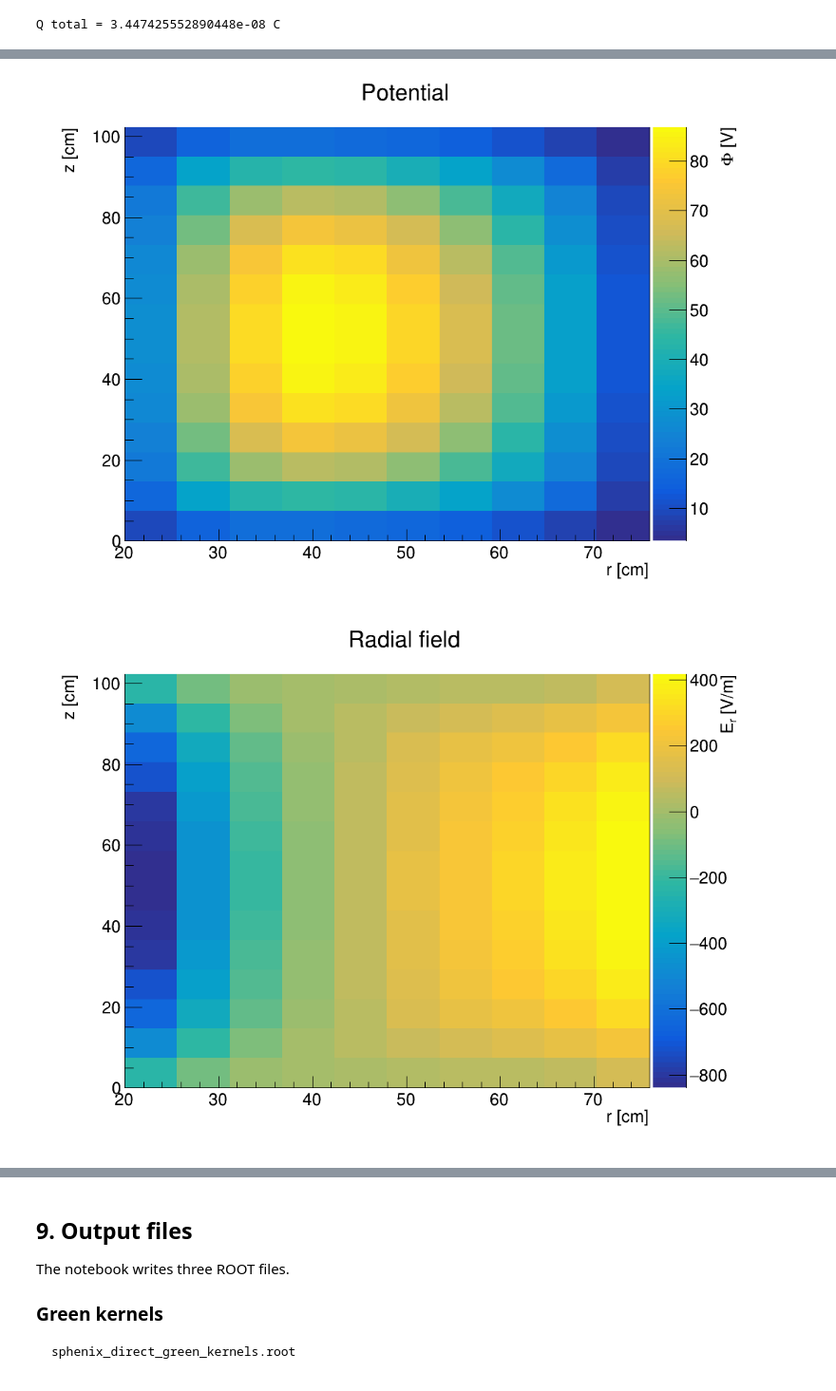
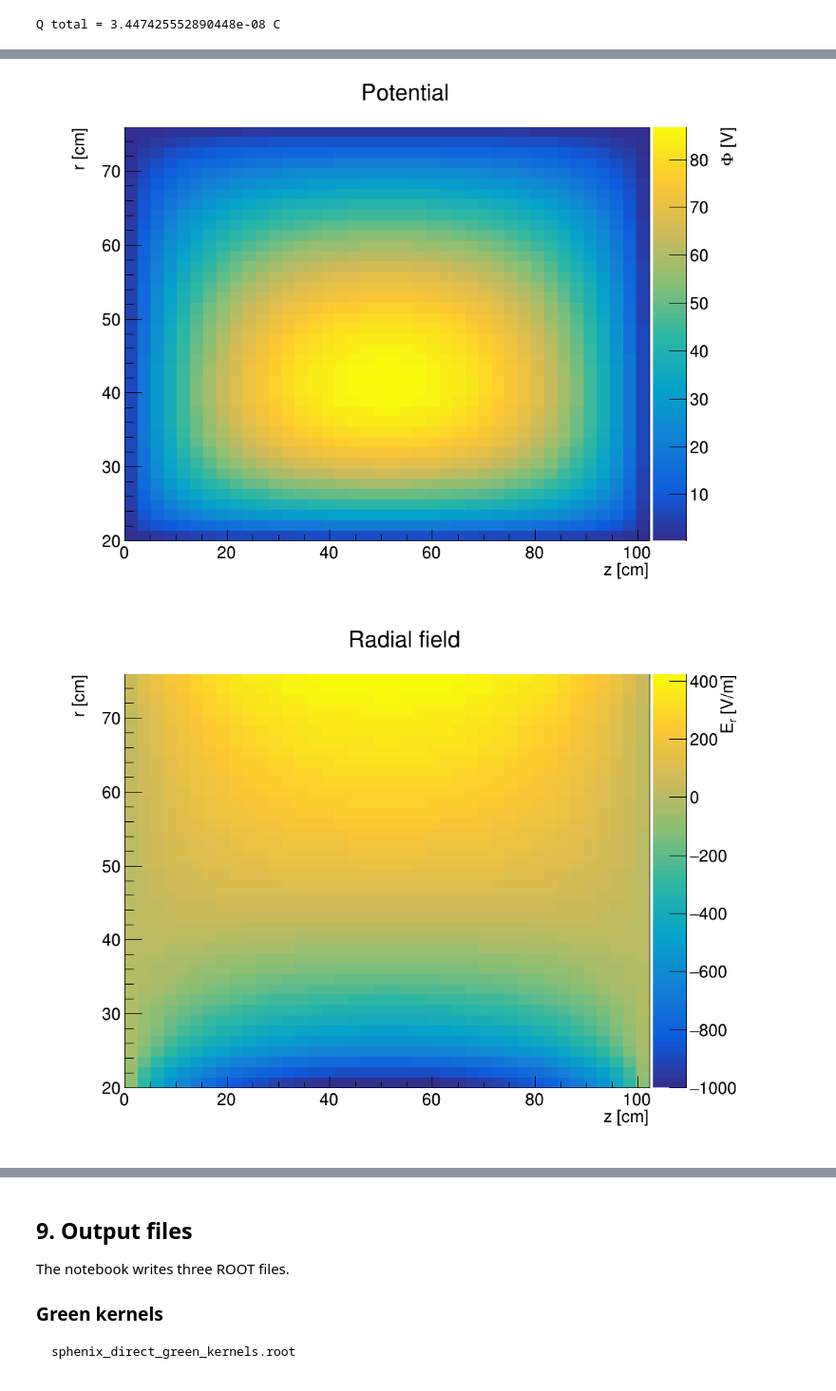
Before and after one commit to mcyoren/sPHENIX_tracking, a Jupyter notebook: distort/G_sPHENIX_direct_Green_function_convolution.ipynb, the cells around one changed output, grey strips where cells are left out. Shown at 95% size. Drawn from its saved outputs; the diff is of its cells as text; code cells hidden in the pictures.

```diff
--- a/distort/G_sPHENIX_direct_Green_function_convolution.ipynb
+++ b/distort/G_sPHENIX_direct_Green_function_convolution.ipynb
@@ -209,8 +209,8 @@ M1_AMPLITUDE, M1_PHASE = 0.0, 0.0
 M12_AMPLITUDE, M12_PHASE = 0.0, 0.0
 
 # Direct Green grids: moderate defaults to control memory
-NR_OBS, NPHI_OBS, NZ_OBS = 10, 10, 14
-NR_SRC, NPHI_SRC, NZ_SRC = 9, 10, 11
+NR_OBS, NPHI_OBS, NZ_OBS = 40, 1, 40
+NR_SRC, NPHI_SRC, NZ_SRC = 40, 1, 40
 
 # Modal truncation
 M_PHI_MAX = 4
@@ -2040,12 +2149,29 @@ max |Ez| 468.68780061153154
 # %%
 if DO_QA:
-    for stem,arr,title,ztitle in [
-        ("rho",np.mean(rho,axis=1)*1e9,"Charge density","#rho [nC/m^{3}]"),
-        ("Phi",np.mean(Phi,axis=1),"Potential","#Phi [V]"),
-        ("Er",np.mean(Er,axis=1),"Radial field","E_{r} [V/m]"),
-        ("Ez",np.mean(Ez,axis=1),"Longitudinal field","E_{z} [V/m]")
+    for stem, arr, title, ztitle in [
+        ("rho", np.mean(rho, axis=1)*1e9, "Charge density", "#rho [nC/m^{3}]"),
+        ("Phi", np.mean(Phi, axis=1), "Potential", "#Phi [V]"),
+        ("Er", np.mean(Er, axis=1), "Radial field", "E_{r} [V/m]"),
+        ("Ez", np.mean(Ez, axis=1), "Longitudinal field", "E_{z} [V/m]")
     ]:
-        xe=r_src_edges*M_TO_CM if stem=="rho" else r_obs_edges*M_TO_CM
-        ye=z_src_edges*M_TO_CM if stem=="rho" else z_obs_edges*M_TO_CM
-        draw("qa_"+stem,make_th2("hqa"+stem,title,arr,xe,ye,"r [cm]","z [cm]",ztitle))
+        if stem == "rho":
+            x_edges = z_src_edges * M_TO_CM
+            y_edges = r_src_edges * M_TO_CM
+        else:
+            x_edges = z_obs_edges * M_TO_CM
+            y_edges = r_obs_edges * M_TO_CM
+
+        draw(
+            "qa_" + stem,
+            make_th2(
+                "hqa" + stem,
+                title,
+                arr.T,
+                x_edges,
+                y_edges,
+                "z [cm]",
+                "r [cm]",
+                ztitle
+            )
+        )
 # %% [output]
@@ -2053,2 +2179,2 @@ if DO_QA:
-[figure, old version]
+[figure, new version]
-[figure, old version]
+[figure, new version]
```
Also changed, not shown: parts of 12 cells of this notebook.
